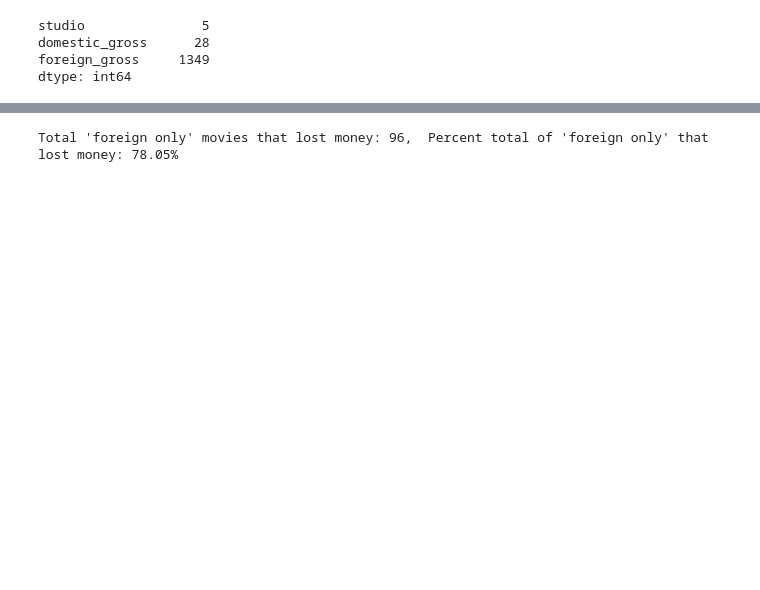
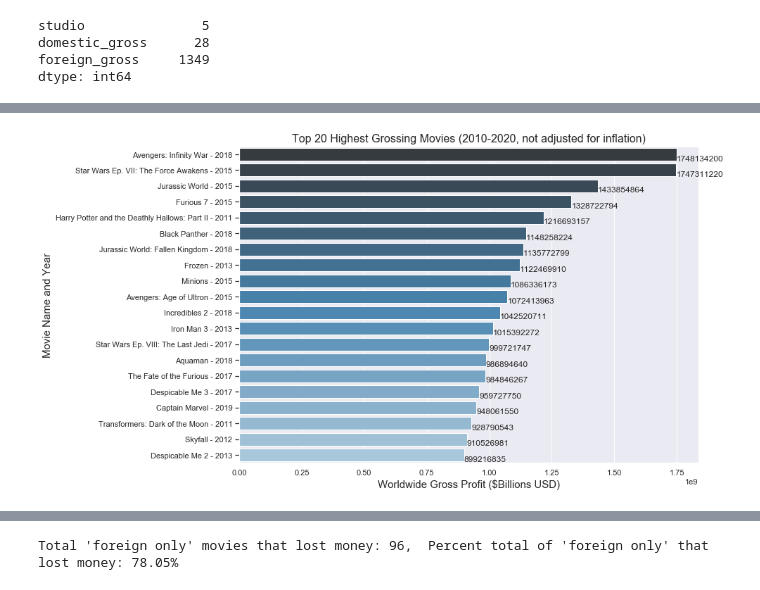
Before and after one commit to stones-1130/dsc-mod-1-project-v2-1-onl01-dtsc-pt-041320, a Jupyter notebook: student.ipynb, the cells around one changed output, grey strips where cells are left out. Saved outputs shown, nothing was run; the diff lists cells and outputs as text; code cells hidden in the pictures; blank space fills up the shorter version.

```diff
--- a/student.ipynb
+++ b/student.ipynb
@@ -447,0 +581,44 @@ Name: release_year, Length: 1870, dtype: int64
+# %%
+#GET THE PERCENTAGES TO DISPLAY ON TOP OF BAR PLOT...THANKS STACK OVERFLOW!
+
+#BELOW CODE FROM: https://stackoverflow.com/questions/43214978/seaborn-barplot-displaying-values/51535326#51535326
+
+def show_values_on_bars(axs, h_v="v", space=0.4):
+    def _show_on_single_plot(ax):
+        if h_v == "v":
+            for p in ax.patches:
+                _x = p.get_x() + p.get_width() / 2
+                _y = p.get_y() + p.get_height()
+                value = int(p.get_height())
+                ax.text(_x, _y, value, ha="center")
+        elif h_v == "h":
+            for p in ax.patches:
+                _x = p.get_x() + p.get_width() + float(space)
+                _y = p.get_y() + p.get_height()
+                value = int(p.get_width())
+                ax.text(_x, _y, value, ha="left")
+
+    if isinstance(axs, np.ndarray):
+        for idx, ax in np.ndenumerate(axs):
+            _show_on_single_plot(ax)
+    else:
+        _show_on_single_plot(axs)
+# %%
+#GENERAL PLOT PROPERTIES
+sns.set(rc={'figure.figsize':(11.7,8.27)})
+sns.set_style({'ytick.left': True})
+
+#ACTUAL PLOT
+ax = sns.barplot(x="gross_profit", y="year_movie_released", data=df_gp_20, palette="Blues_d")
+
+#SET LABELS
+# ax.set(xlabel='Gross profit in $Billion USD', ylabel='Movie Name and Year'
+# , title="Top 20 Highest Gross Profit Movies (2010-2020)")
+
+ax.set_xlabel('Worldwide Gross Profit ($Billions USD)', fontsize=15)
+ax.set_ylabel('Movie Name and Year', fontsize=15)
+ax.set_title('Top 20 Highest Grossing Movies (2010-2020, not adjusted for inflation)', fontsize=16);
+
+show_values_on_bars(ax, "h", 0.3)
+# %% [output]
+[figure, added]
```
Also changed, not shown: parts of 162 cells of this notebook.
